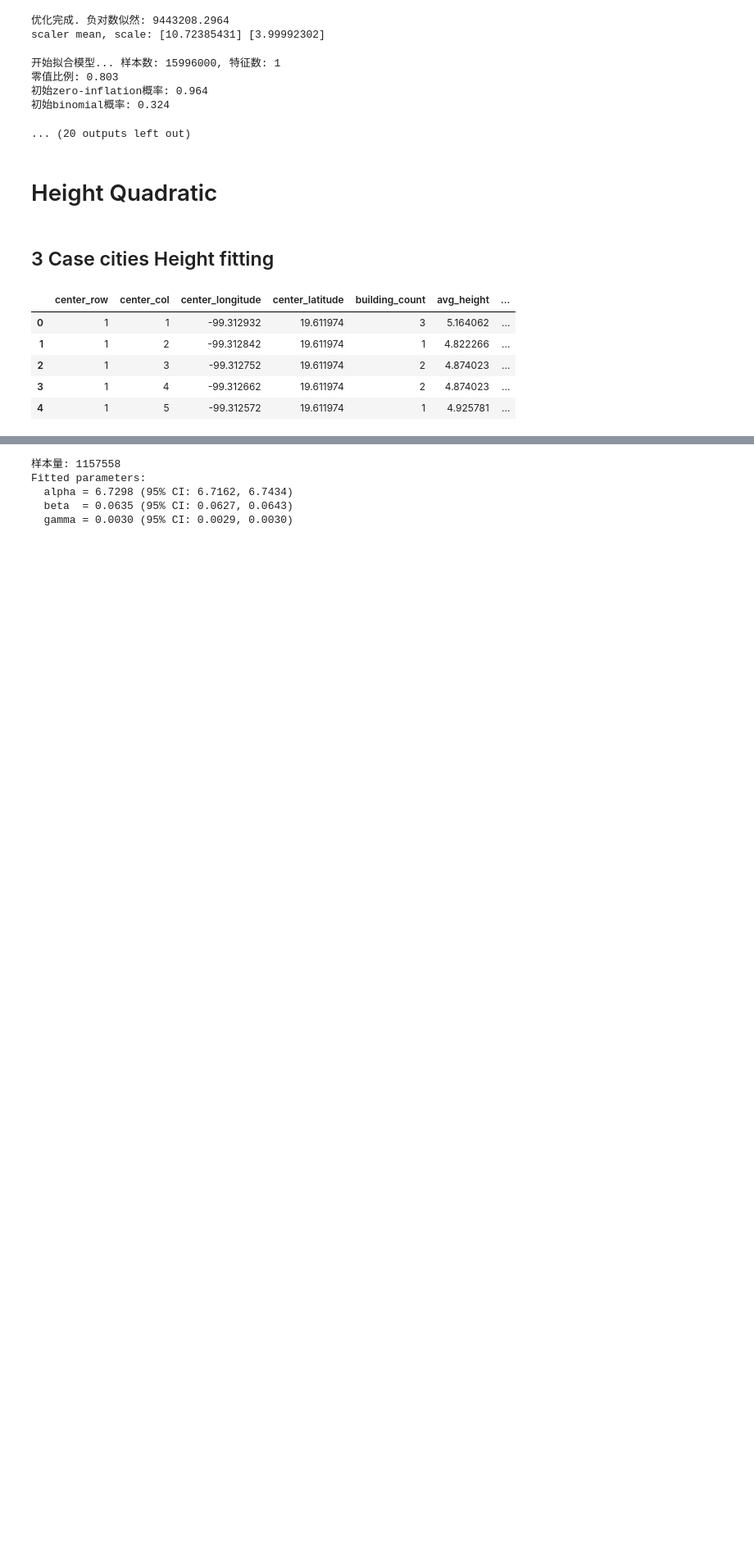
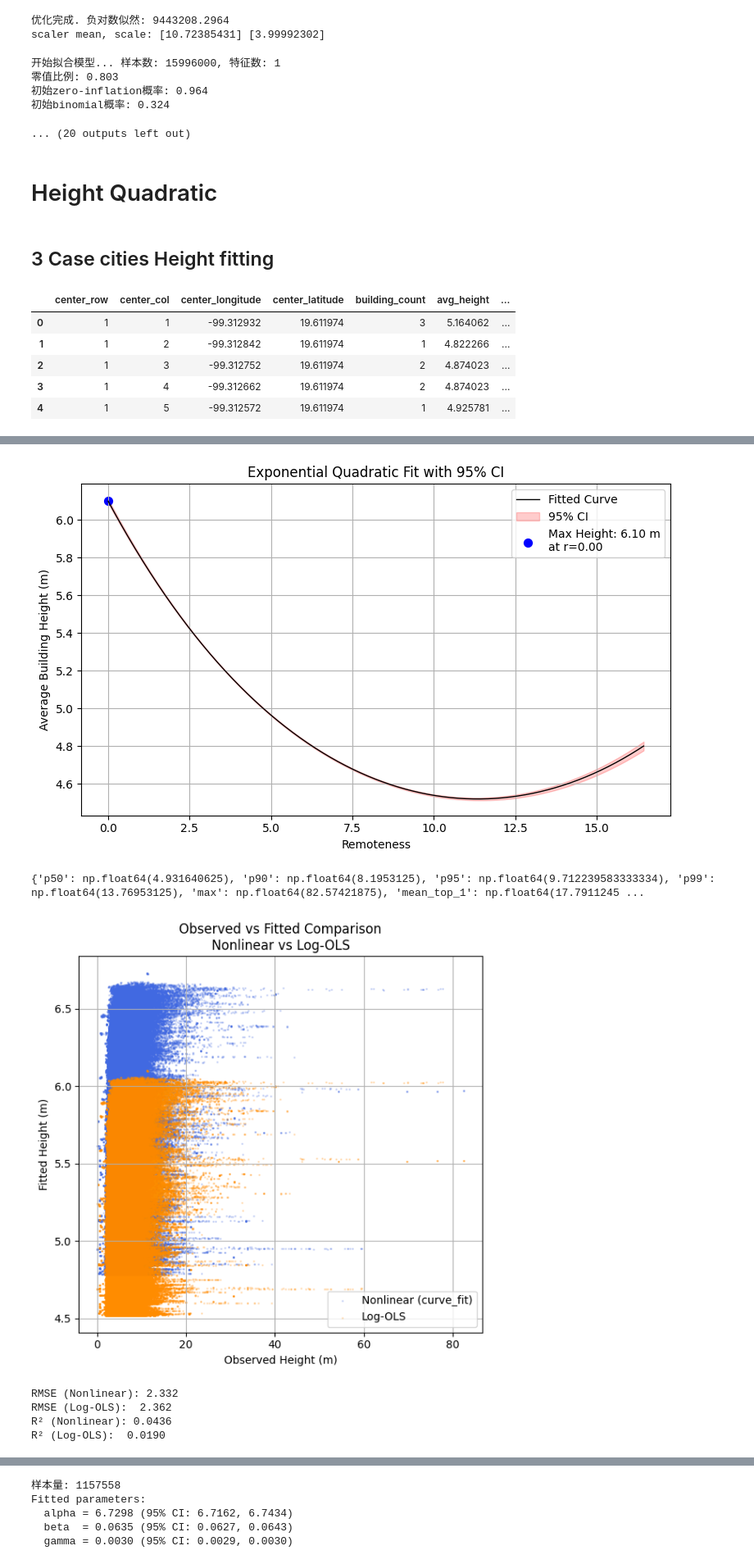
Before and after one commit to liang-jia-qi/Urban_Growth_Codes, a Jupyter notebook: notebooks/ZIB_selfdefine.ipynb, the cells around one changed output, grey strips where cells are left out. Shown at 82% size. Saved outputs shown, nothing was run; the diff lists cells and outputs as text; code cells hidden in the pictures; blank space fills up the shorter version.

```diff
--- a/notebooks/ZIB_selfdefine.ipynb
+++ b/notebooks/ZIB_selfdefine.ipynb
@@ -351,16 +351,18 @@ class ZeroInflatedBinomial:
 # %% [markdown]
 ## Read csv of 3 case cities
 # %%
+import pandas as pd
+import numpy as np
 # Antananarivo
-df_16 = pd.read_csv("aggregated_data/Antananarivo_2016_3x3_windows.csv")
-cities = pd.read_csv("CitiesDB_new.csv")
+df_16 = pd.read_csv("../aggregated_data/Antananarivo_2016_3x3_windows.csv")
+cities = pd.read_csv("../CitiesDB_new.csv")
 pop_16 = cities.loc[cities['Name'] == 'Antananarivo', 'pop_2016_UN'].iloc[0] * 1000
 df_16['remoteness'] = (df_16['distance_to_center'] / np.sqrt(pop_16)) * 1000
 df_16['bd'] = 9
 # %%
 # Antananarivo Sample 10k
-df_16_sample = pd.read_csv("data samples/df_sample_16_Anta_10k.csv")
-cities = pd.read_csv("CitiesDB_new.csv")
+df_16_sample = pd.read_csv("../data samples/df_sample_16_Anta_10k.csv")
+cities = pd.read_csv("../CitiesDB_new.csv")
 pop_16 = cities.loc[cities['Name'] == 'Antananarivo', 'pop_2016_UN'].iloc[0] * 1000
 df_16_sample['remoteness'] = (df_16_sample['distance_to_center'] / np.sqrt(pop_16)) * 1000
 df_16_sample['bd'] = 9
@@ -1549,0 +1653,3 @@ def fit_height_model_log(df, n_bins=None, n_per_bin=None, random_state=72, ci=0.
+# %%
+compare_fitted_vs_observed(df_16)
+# %% [output]
@@ -1549,0 +1675,7 @@ def fit_height_model_log(df, n_bins=None, n_per_bin=None, random_state=72, ci=0.
+[figure, added]
+{'p50': np.float64(4.931640625), 'p90': np.float64(8.1953125), 'p95': np.float64(9.712239583333334), 'p99': np.float64(13.76953125), 'max': np.float64(82.57421875), 'mean_top_1': np.float64(17.7911245 ...
+[figure, added]
+RMSE (Nonlinear): 2.332
+RMSE (Log-OLS):  2.362
+R² (Nonlinear): 0.0436
+R² (Log-OLS):  0.0190
```
Also changed, not shown: parts of 5 cells of this notebook, 3 other files.
